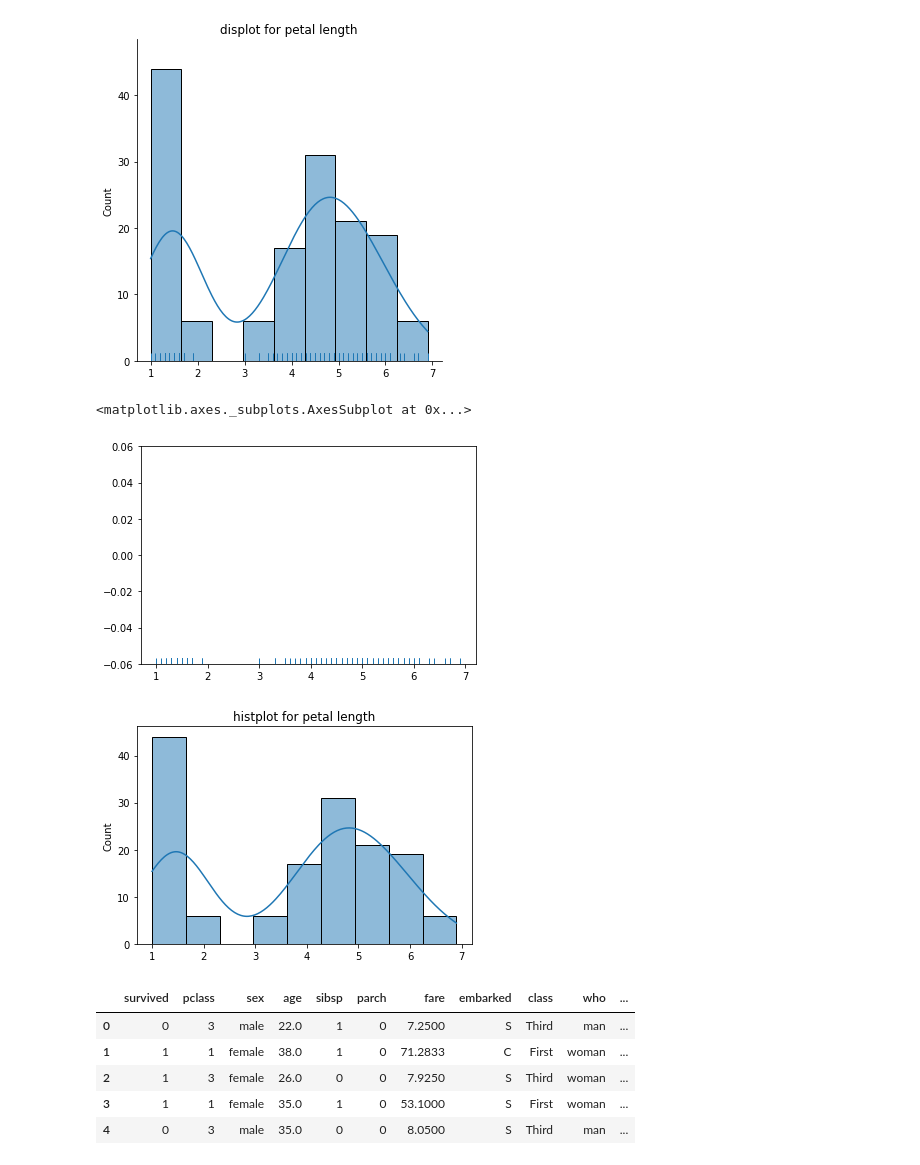
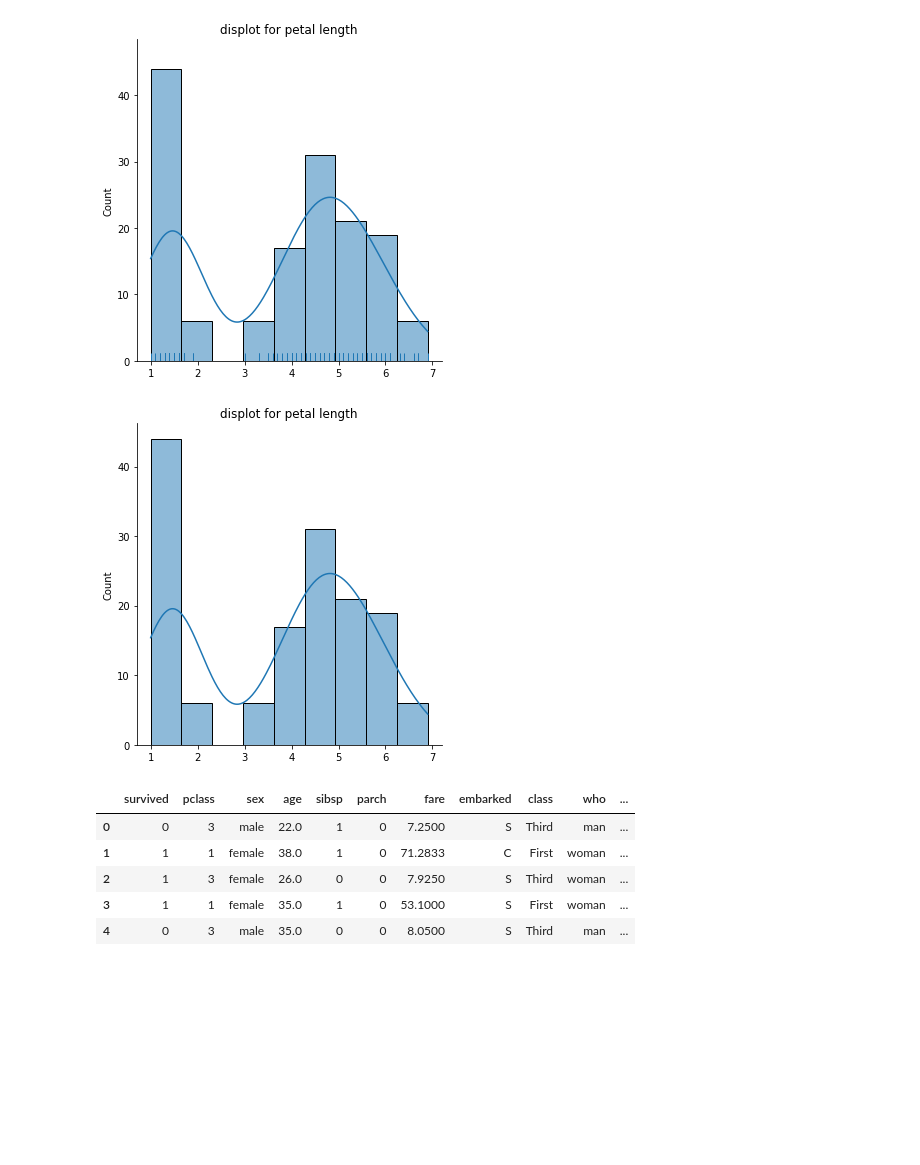
Before and after one commit to gkgustn/1901286-, a Jupyter notebook: 하현수5강6강.ipynb, the cells around one changed output. Drawn from its saved outputs; the diff is of its cells as text; code cells hidden in the pictures; blank space fills up the shorter version.

```diff
--- a/하현수5강6강.ipynb
+++ b/하현수5강6강.ipynb
@@ -344,15 +334,10 @@ plt.title("displot for petal length")
 plt.show()
 # %% [output]
 [figure]
-# %%
-sns.rugplot(vals)
-# %% [output]
-<matplotlib.axes._subplots.AxesSubplot at 0x...>
-[figure, removed]
 # %%
-sns.histplot(vals, kde=True)
-plt.title("histplot for petal length")
+sns.displot(vals, kde=True)
+plt.title("displot for petal length")
 plt.show()
 # %% [output]
-[figure, old version]
+[figure, new version]
 # %%
```
Also changed, not shown: parts of 50 cells of this notebook.
